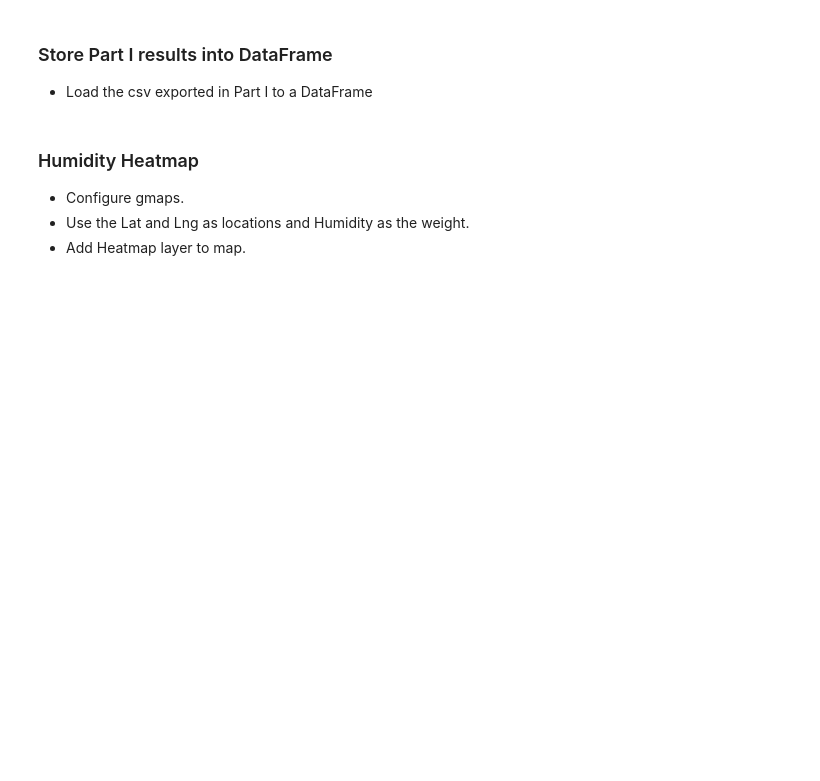
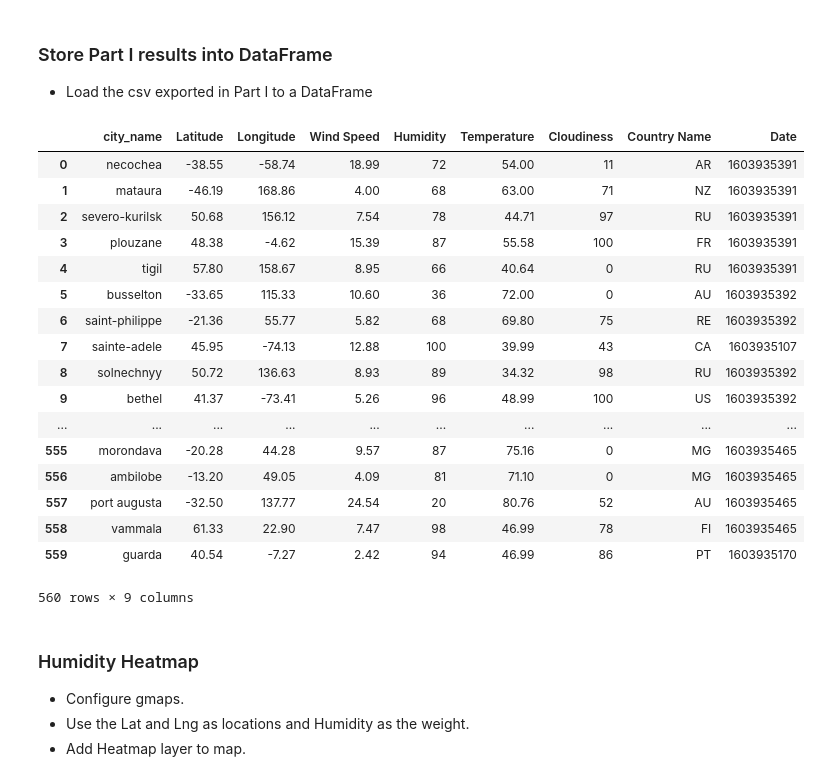
Before and after one commit to gabrielmacey/python_api_challenge, a Jupyter notebook: WeatherPy/VacationPy.ipynb, the cells around one changed output. Saved outputs shown, nothing was run; the diff lists cells and outputs as text; code cells hidden in the pictures; blank space fills up the shorter version.

Commit message:
WeatherPy

```diff
--- a/WeatherPy/VacationPy.ipynb
+++ b/WeatherPy/VacationPy.ipynb
@@ -22,6 +22,27 @@ from api_keys import g_key
 * Load the csv exported in Part I to a DataFrame
 # %%
 weather_data = pd.read_csv("RetrievedData.csv")
+weather_data.drop(columns="Unnamed: 0", inplace=True)
+weather_data
+# %% [output]
+|  | city_name | Latitude | Longitude | Wind Speed | Humidity | Temperature | Cloudiness | Country Name | Date |
+| 0 | necochea | -38.55 | -58.74 | 18.99 | 72 | 54.00 | 11 | AR | 1603935391 |
+| 1 | mataura | -46.19 | 168.86 | 4.00 | 68 | 63.00 | 71 | NZ | 1603935391 |
+| 2 | severo-kurilsk | 50.68 | 156.12 | 7.54 | 78 | 44.71 | 97 | RU | 1603935391 |
+| 3 | plouzane | 48.38 | -4.62 | 15.39 | 87 | 55.58 | 100 | FR | 1603935391 |
+| 4 | tigil | 57.80 | 158.67 | 8.95 | 66 | 40.64 | 0 | RU | 1603935391 |
+| 5 | busselton | -33.65 | 115.33 | 10.60 | 36 | 72.00 | 0 | AU | 1603935392 |
+| 6 | saint-philippe | -21.36 | 55.77 | 5.82 | 68 | 69.80 | 75 | RE | 1603935392 |
+| 7 | sainte-adele | 45.95 | -74.13 | 12.88 | 100 | 39.99 | 43 | CA | 1603935107 |
+| 8 | solnechnyy | 50.72 | 136.63 | 8.93 | 89 | 34.32 | 98 | RU | 1603935392 |
+| 9 | bethel | 41.37 | -73.41 | 5.26 | 96 | 48.99 | 100 | US | 1603935392 |
+| ... | ... | ... | ... | ... | ... | ... | ... | ... | ... |
+| 555 | morondava | -20.28 | 44.28 | 9.57 | 87 | 75.16 | 0 | MG | 1603935465 |
+| 556 | ambilobe | -13.20 | 49.05 | 4.09 | 81 | 71.10 | 0 | MG | 1603935465 |
+| 557 | port augusta | -32.50 | 137.77 | 24.54 | 20 | 80.76 | 52 | AU | 1603935465 |
+| 558 | vammala | 61.33 | 22.90 | 7.47 | 98 | 46.99 | 78 | FI | 1603935465 |
+| 559 | guarda | 40.54 | -7.27 | 2.42 | 94 | 46.99 | 86 | PT | 1603935170 |
+560 rows × 9 columns
 # %% [markdown]
 ### Humidity Heatmap
 * Configure gmaps.
```
Also changed, not shown: parts of 3 cells of this notebook.
